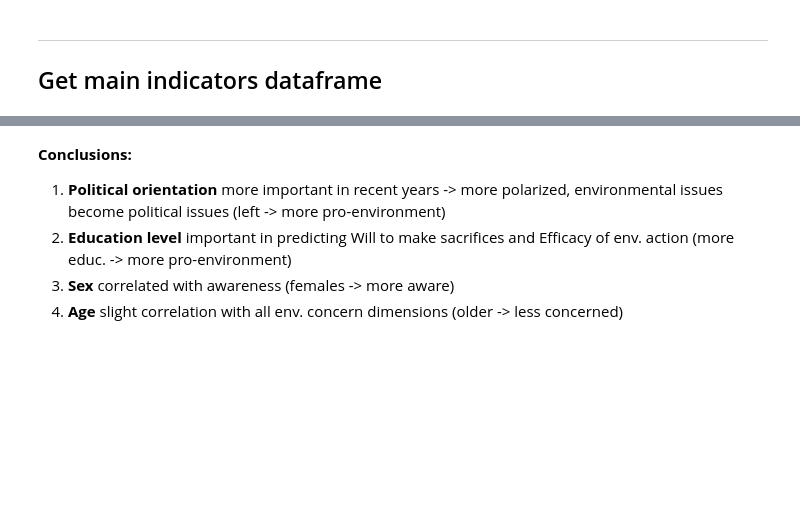
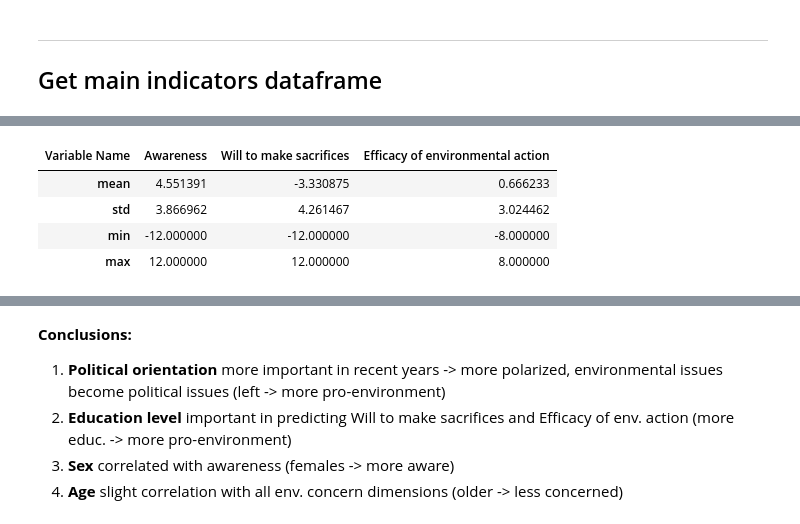
Before and after one commit to EdoardoTronconi/TesiMagistrale, a Jupyter notebook: PredictiveIndicators.ipynb, the cells around one changed output, grey strips where cells are left out. Saved outputs shown, nothing was run; the diff lists cells and outputs as text; code cells hidden in the pictures; blank space fills up the shorter version.

```diff
--- a/PredictiveIndicators.ipynb
+++ b/PredictiveIndicators.ipynb
@@ -284,0 +307,8 @@ predictive_indicators_individual.columns.name = "Indicators"
+# %%
+data_issp_numerical_clustered.loc[:,"Environmental concern dimension"].describe().loc[["mean", "std", "min", "max"]]
+# %% [output]
+| Variable Name | Awareness | Will to make sacrifices | Efficacy of environmental action |
+| mean | 4.551391 | -3.330875 | 0.666233 |
+| std | 3.866962 | 4.261467 | 3.024462 |
+| min | -12.000000 | -12.000000 | -8.000000 |
+| max | 12.000000 | 12.000000 | 8.000000 |
```
Also changed, not shown: parts of 18 cells of this notebook, 7 other files.
